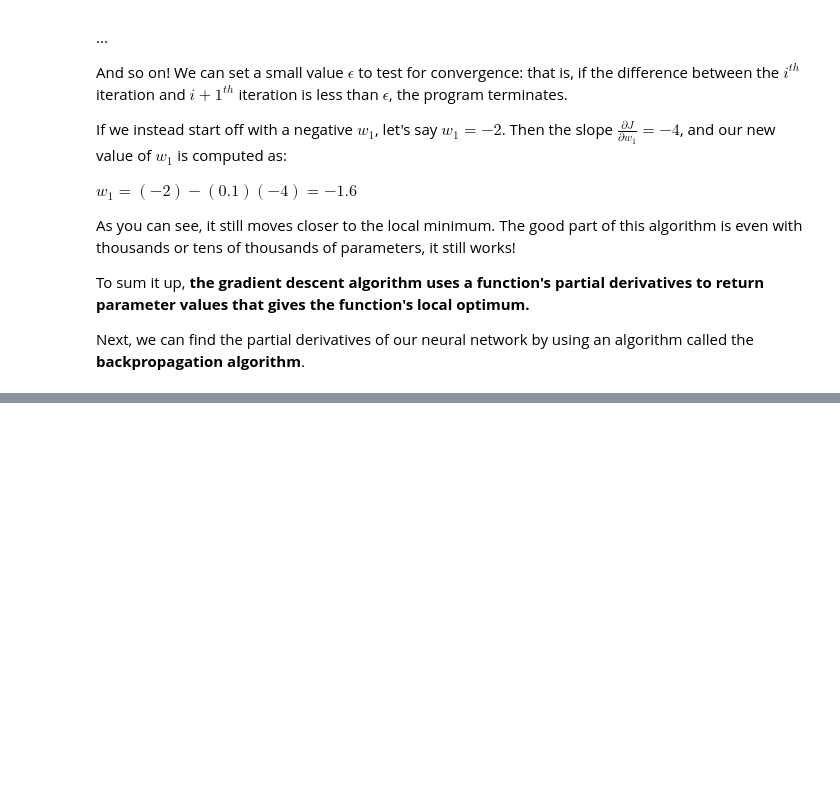
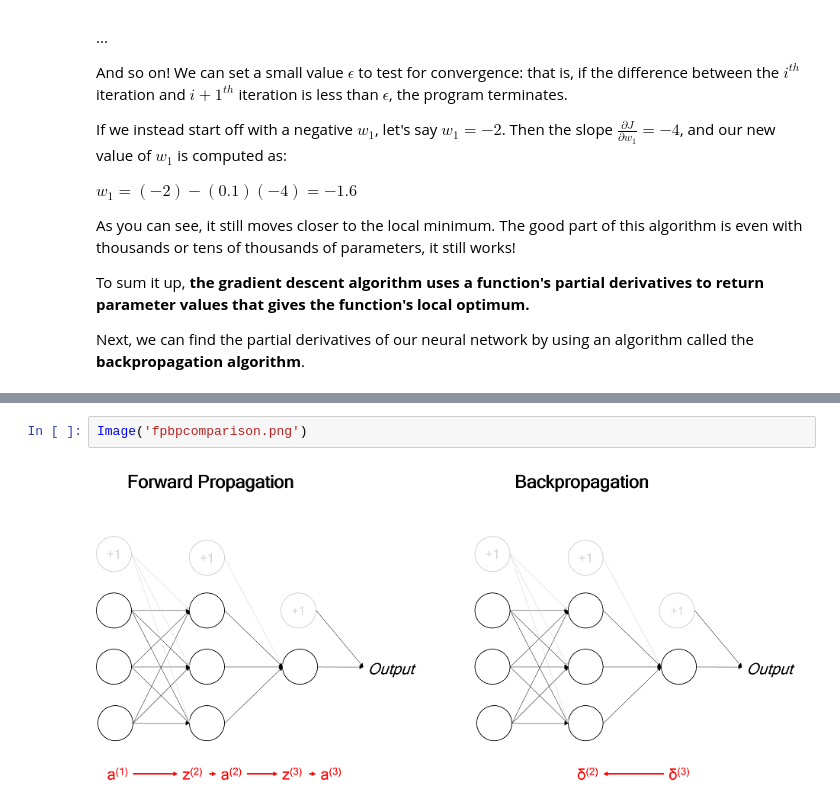
Before and after one commit to csangara/Neural-Networks, a Jupyter notebook: Multilayer-Networks.ipynb, the cells around one changed output, grey strips where cells are left out. Drawn from its saved outputs; the diff is of its cells as text; blank space fills up the shorter version.

```diff
--- a/Multilayer-Networks.ipynb
+++ b/Multilayer-Networks.ipynb
@@ -252,0 +279,4 @@ Finally, we are at the very essence of training neural networks!
+# %%
+Image('fpbpcomparison.png')
+# %% [output]
+[figure, added]
```
Also changed, not shown: parts of 13 cells of this notebook.
